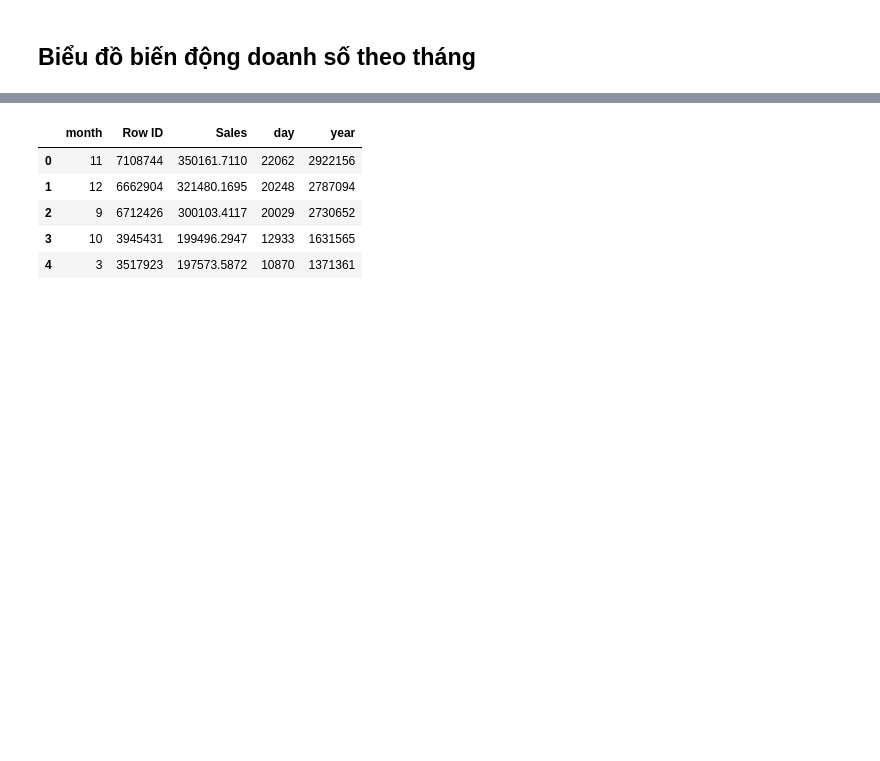
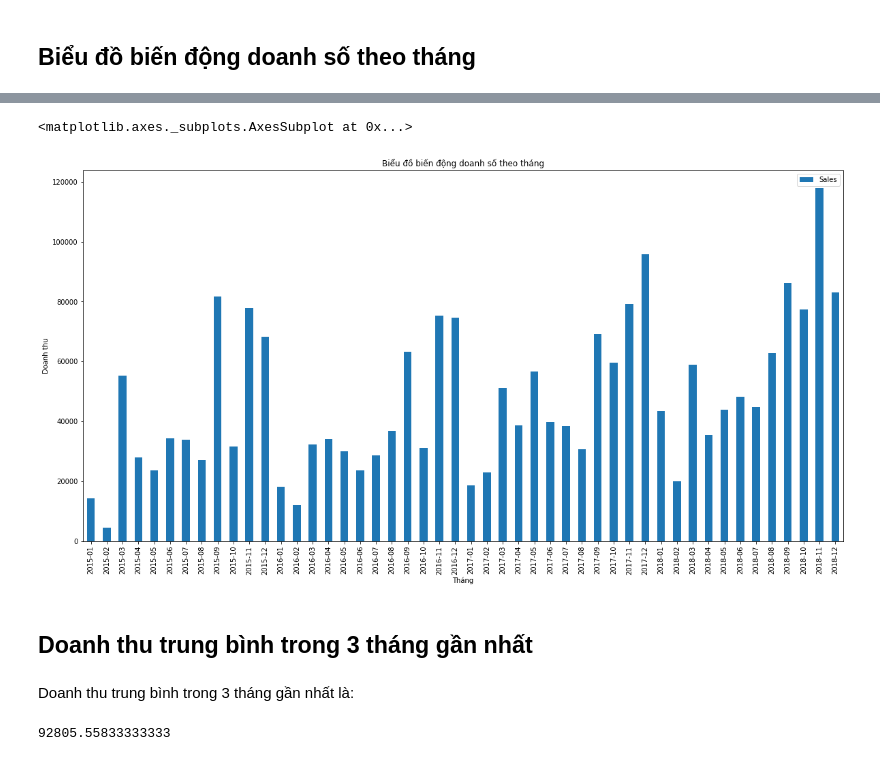
Before and after one commit to sonsiho/PythonForEngineer, a Jupyter notebook: Assignment.ipynb, the cells around one changed output, grey strips where cells are left out. Cells and saved outputs as stored; diff of their text form; code cells hidden in the pictures; blank space fills up the shorter version.

```diff
--- a/Assignment.ipynb
+++ b/Assignment.ipynb
@@ -118,11 +119,10 @@ df.sort_values(by=['Order Date'],inplace=True)
 order_day = df['Order Date'].dt.day
 order_month = df['Order Date'].dt.month
 order_year = df['Order Date'].dt.year
-month_id = df['Order Date'].dt.strftime("%Y%m")
+
 df['day'] = order_day
 df['month'] = order_month
 df['year'] = order_year
-df['month_id'] = df['month_id'].astype('int')
 # %% [markdown]
 # Vẽ biểu đồ thể hiện biến động doanh số theo tháng. Cho biết doanh thu trung bình trong 3 tháng gần nhất
 # %% [markdown]
@@ -317,4 +129,0 @@ Text(0, 0.5, 'Revenu')
-# %%
-df['day'] = df['Order Date'].dt.day
-df['month'] = df['Order Date'].dt.month
-df['year'] = df['Order Date'].dt.year
@@ -358,11 +130,9 @@ sales_2018.head()
-# %%
-sales = df.groupby(['month']).sum().sort_values('Sales',ascending=False).head(5)
-sales.reset_index(inplace=True)
-sales
-# %% [output]
-|  | month | Row ID | Sales | day | year |
-| 0 | 11 | 7108744 | 350161.7110 | 22062 | 2922156 |
-| 1 | 12 | 6662904 | 321480.1695 | 20248 | 2787094 |
-| 2 | 9 | 6712426 | 300103.4117 | 20029 | 2730652 |
-| 3 | 10 | 3945431 | 199496.2947 | 12933 | 1631565 |
-| 4 | 3 | 3517923 | 197573.5872 | 10870 | 1371361 |
+# %%
+df_revenue_by_month = df[['Order Date','Sales']].groupby(df['Order Date'].dt.to_period('M')).sum().reset_index().set_index(['Order Date'])
+
+df_revenue_by_month.plot(kind='bar',figsize = (20,10),xlabel= 'Tháng',ylabel='Doanh thu',title='Biểu đồ biến động doanh số theo tháng')
+# %% [output]
+<matplotlib.axes._subplots.AxesSubplot at 0x...>
+[figure, added]
+# %% [markdown]
+## Doanh thu trung bình trong 3 tháng gần nhất
@@ -368,0 +144,6 @@ sales
+# %% [markdown]
+Doanh thu trung bình trong 3 tháng gần nhất là:
+# %%
+avg_last_3_month
+# %% [output]
+92805.55833333333
```
Also changed, not shown: parts of 62 cells of this notebook.
